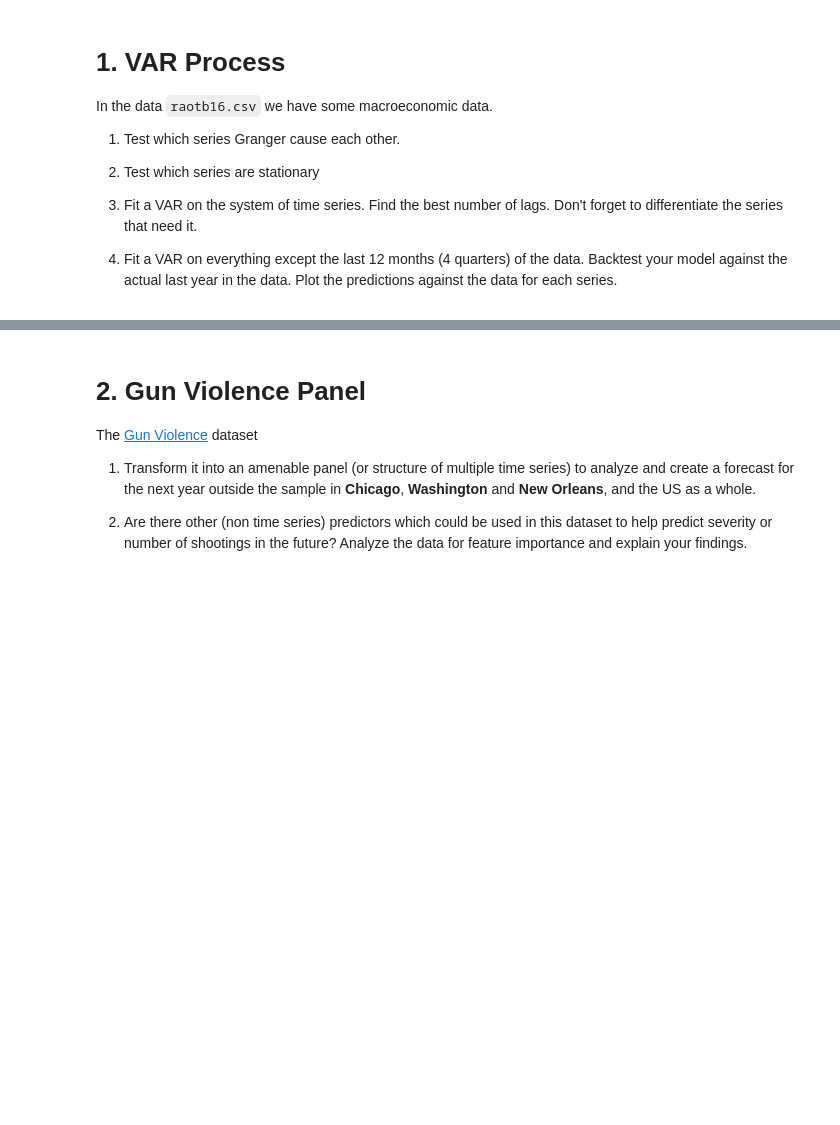
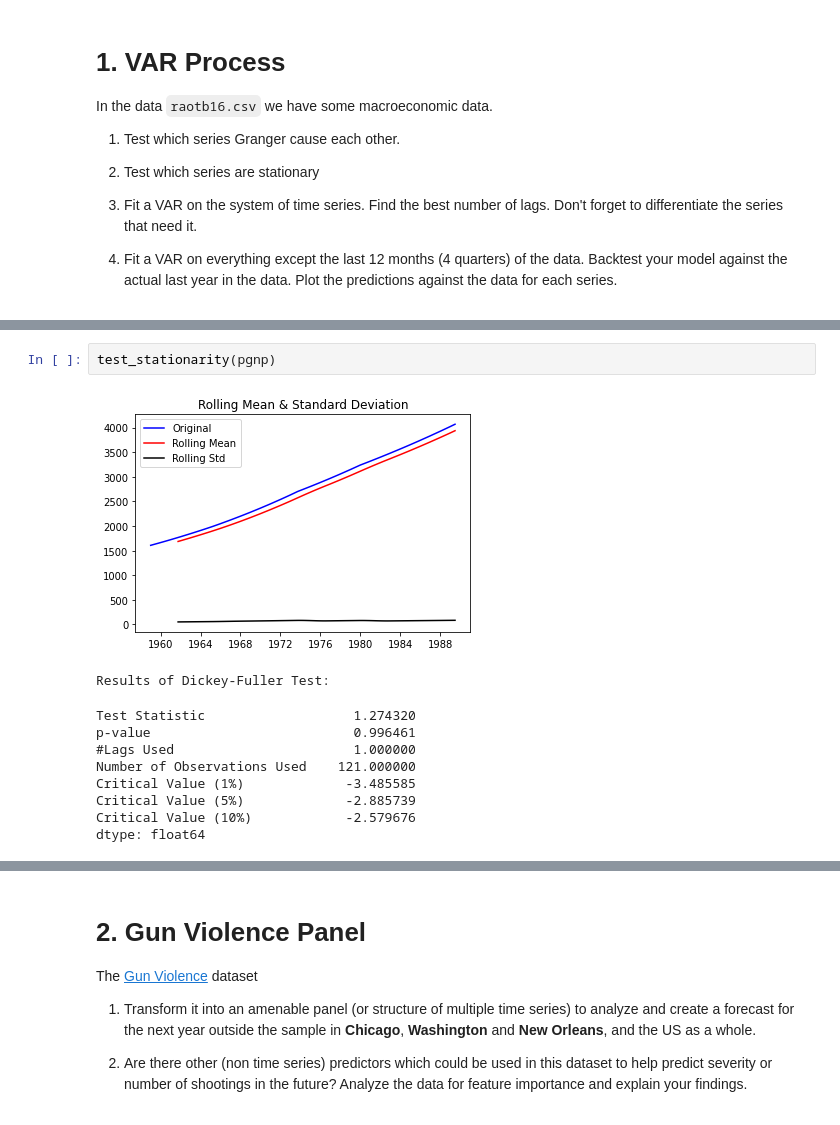
Before and after one commit to Ethelbert-Tang/5-6-var-panel, a Jupyter notebook: workshop.ipynb, the cells around one changed output, grey strips where cells are left out. Drawn from its saved outputs; the diff is of its cells as text; blank space fills up the shorter version.

```diff
--- a/workshop.ipynb
+++ b/workshop.ipynb
@@ -12,0 +169,13 @@ In the data `raotb16.csv` we have some macroeconomic data.
+# %%
+test_stationarity(pgnp)
+# %% [output]
+[figure, added]
+Results of Dickey-Fuller Test:
+Test Statistic                   1.274320
+p-value                          0.996461
+#Lags Used                       1.000000
+Number of Observations Used    121.000000
+Critical Value (1%)             -3.485585
+Critical Value (5%)             -2.885739
+Critical Value (10%)            -2.579676
+dtype: float64
```
Also changed, not shown: parts of 36 cells of this notebook.
